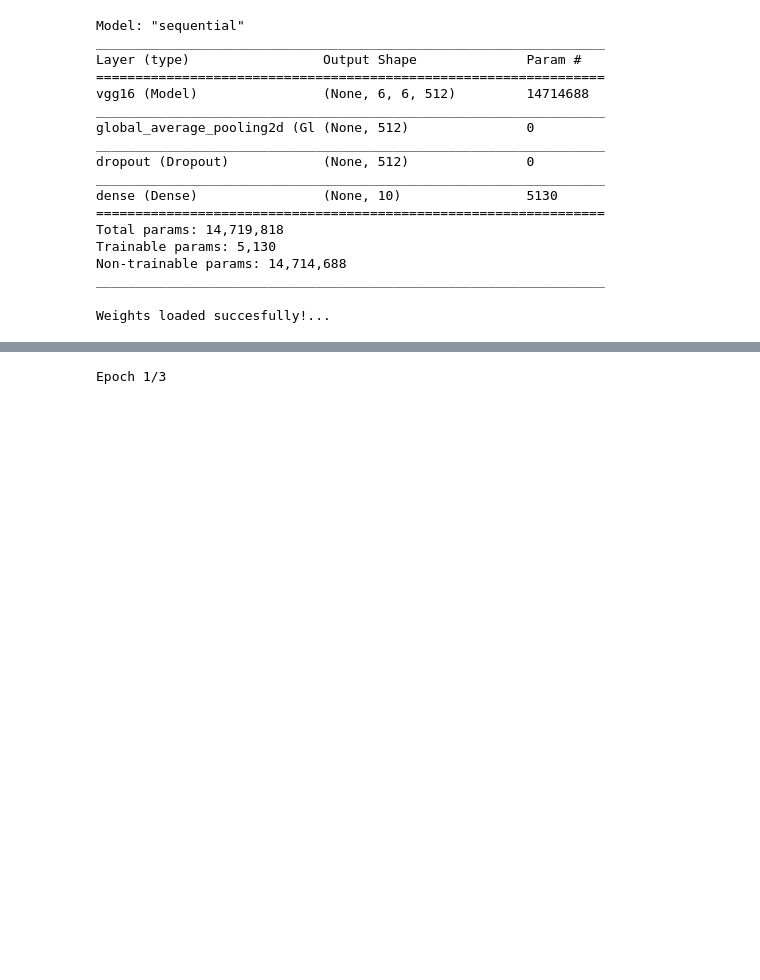
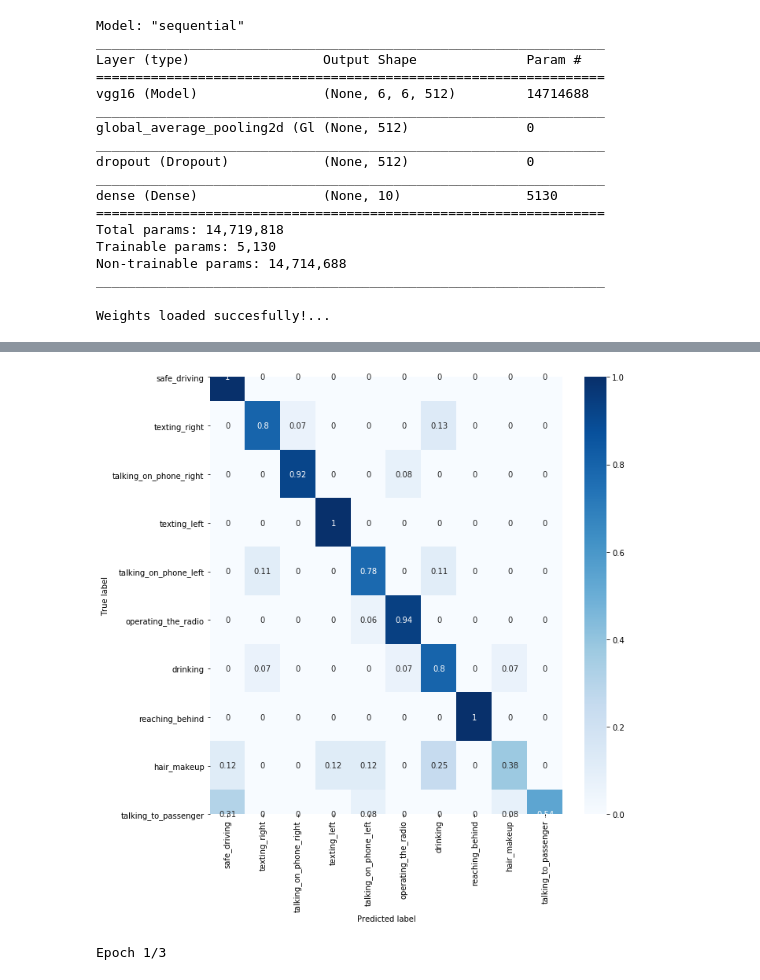
Before and after one commit to shravan097/DistractionCNN, a Jupyter notebook: VggNet.ipynb, the cells around one changed output, grey strips where cells are left out. Cells and saved outputs as stored; diff of their text form; code cells hidden in the pictures; blank space fills up the shorter version.

```diff
--- a/VggNet.ipynb
+++ b/VggNet.ipynb
@@ -219,5 +221,5 @@ except:
 # %% [output]
 Weights loaded succesfully!...
 # %%
-# X_val,Y_val = next(iter(validation_ds))
-# t = myModel.evaluate(X_val,Y_val)
+X_val,Y_val = next(iter(validation_ds))
+t = myModel.evaluate(X_val,Y_val)
@@ -223,0 +228,2 @@ Weights loaded succesfully!...
+# %%
+y_pred = myModel.predict_classes(X_val)
@@ -223,0 +250,8 @@ Weights loaded succesfully!...
+# %%
+y_real = tf.argmax(Y_val,axis=1)
+# %%
+con_mat = tf.math.confusion_matrix(labels=y_real, predictions=y_pred).numpy()
+con_mat_norm = np.around(con_mat.astype('float') / con_mat.sum(axis=1)[:, np.newaxis], decimals=2)
+con_mat_df = pd.DataFrame(con_mat_norm,
+                     index = [i for i in imgClassDict.values()],
+                     columns = [i for i in imgClassDict.values()])
@@ -224,3 +272,13 @@ Weights loaded succesfully!...
+# %%
+figure = plt.figure(figsize=(10, 10))
+sns.heatmap(con_mat_df, annot=True,cmap=plt.cm.Blues)
+plt.tight_layout()
+plt.ylabel('True label')
+plt.xlabel('Predicted label')
+plt.tight_layout()
+plt.show()
+# %% [output]
+[figure, added]
 # %%
 # myModel.save_weights(checkpoint_path.format(epoch=0))
 # %%
```
Also changed, not shown: parts of 18 cells of this notebook, 4 other files.
